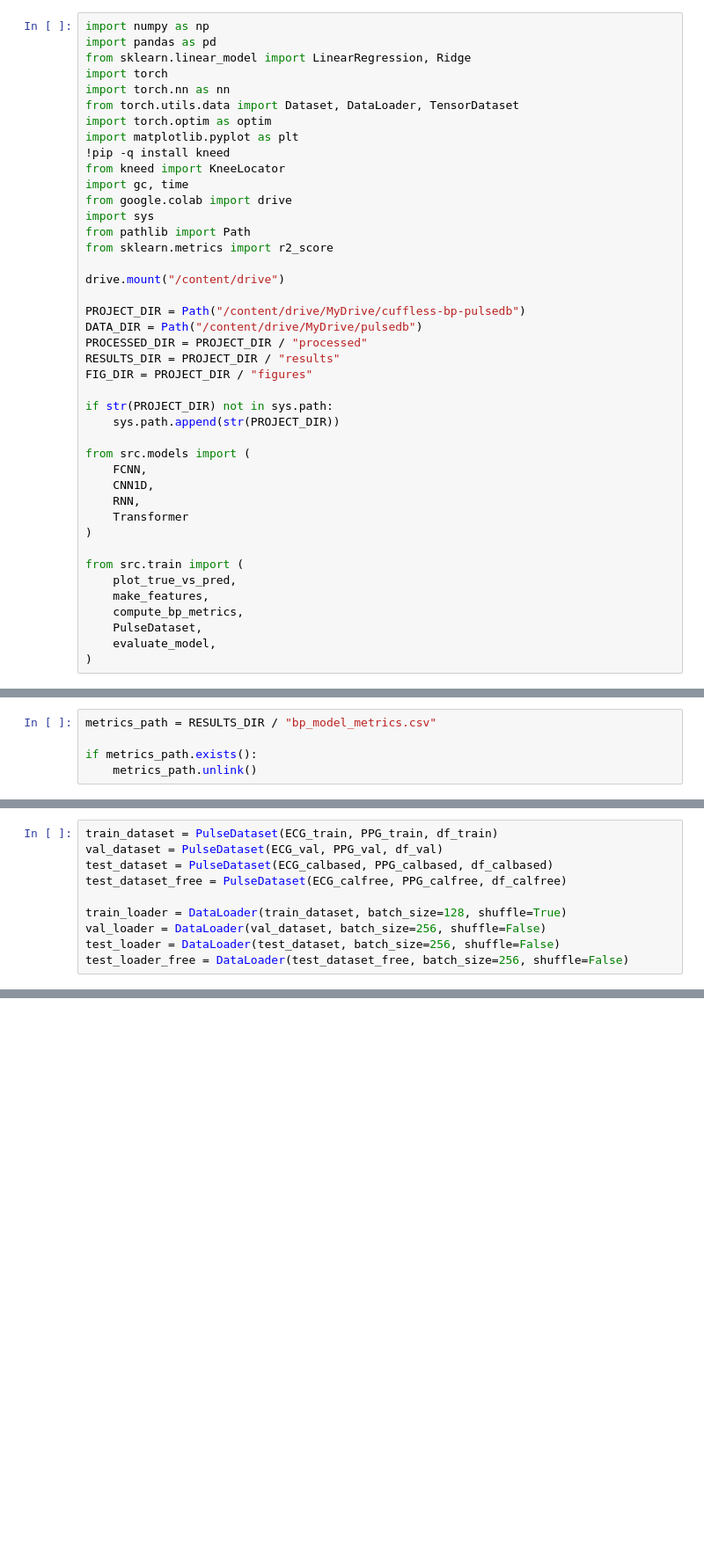
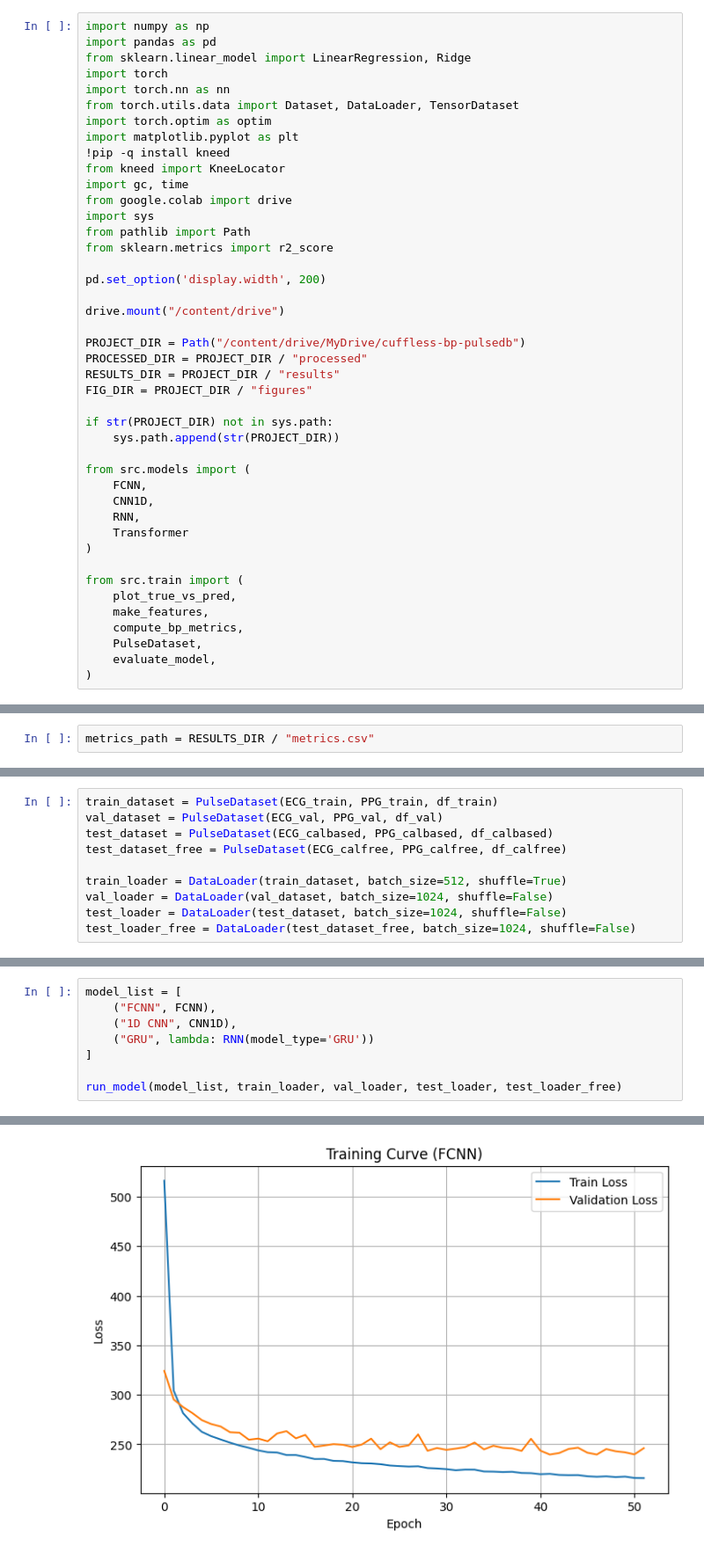
Before and after one commit to yiheng870106/cuffless-bp-pulsedb, a Jupyter notebook: notebooks/02_bp_prediction.ipynb, the cells around one changed output, grey strips where cells are left out. Shown at 88% size. Saved outputs shown, nothing was run; the diff lists cells and outputs as text; blank space fills up the shorter version.

```diff
--- a/notebooks/02_bp_prediction.ipynb
+++ b/notebooks/02_bp_prediction.ipynb
@@ -15,10 +15,11 @@ import sys
 from pathlib import Path
 from sklearn.metrics import r2_score
 
+pd.set_option('display.width', 200)
+
 drive.mount("/content/drive")
 
 PROJECT_DIR = Path("/content/drive/MyDrive/cuffless-bp-pulsedb")
-DATA_DIR = Path("/content/drive/MyDrive/pulsedb")
 PROCESSED_DIR = PROJECT_DIR / "processed"
 RESULTS_DIR = PROJECT_DIR / "results"
 FIG_DIR = PROJECT_DIR / "figures"
@@ -99,8 +100,5 @@ print(PPG_train.mean(), PPG_train.std())
 # %%
-metrics_path = RESULTS_DIR / "bp_model_metrics.csv"
-
-if metrics_path.exists():
-    metrics_path.unlink()
+metrics_path = RESULTS_DIR / "metrics.csv"
 # %%
 # Linear regression (Ridge) baseline
 
@@ -156,8 +169,8 @@ val_dataset = PulseDataset(ECG_val, PPG_val, df_val)
 test_dataset = PulseDataset(ECG_calbased, PPG_calbased, df_calbased)
 test_dataset_free = PulseDataset(ECG_calfree, PPG_calfree, df_calfree)
 
-train_loader = DataLoader(train_dataset, batch_size=128, shuffle=True)
-val_loader = DataLoader(val_dataset, batch_size=256, shuffle=False)
-test_loader = DataLoader(test_dataset, batch_size=256, shuffle=False)
-test_loader_free = DataLoader(test_dataset_free, batch_size=256, shuffle=False)
+train_loader = DataLoader(train_dataset, batch_size=512, shuffle=True)
+val_loader = DataLoader(val_dataset, batch_size=1024, shuffle=False)
+test_loader = DataLoader(test_dataset, batch_size=1024, shuffle=False)
+test_loader_free = DataLoader(test_dataset_free, batch_size=1024, shuffle=False)
 # %%
@@ -233,0 +235,9 @@ KeyboardInterrupt:
+# %%
+model_list = [
+    ("FCNN", FCNN),
+    ("1D CNN", CNN1D),
+    ("GRU", lambda: RNN(model_type='GRU'))
+]
+
+run_model(model_list, train_loader, val_loader, test_loader, test_loader_free)
+# %% [output]
@@ -233,0 +250 @@ KeyboardInterrupt:
+[figure, added]
```
Also changed, not shown: parts of 10 cells of this notebook, 35 other files.
